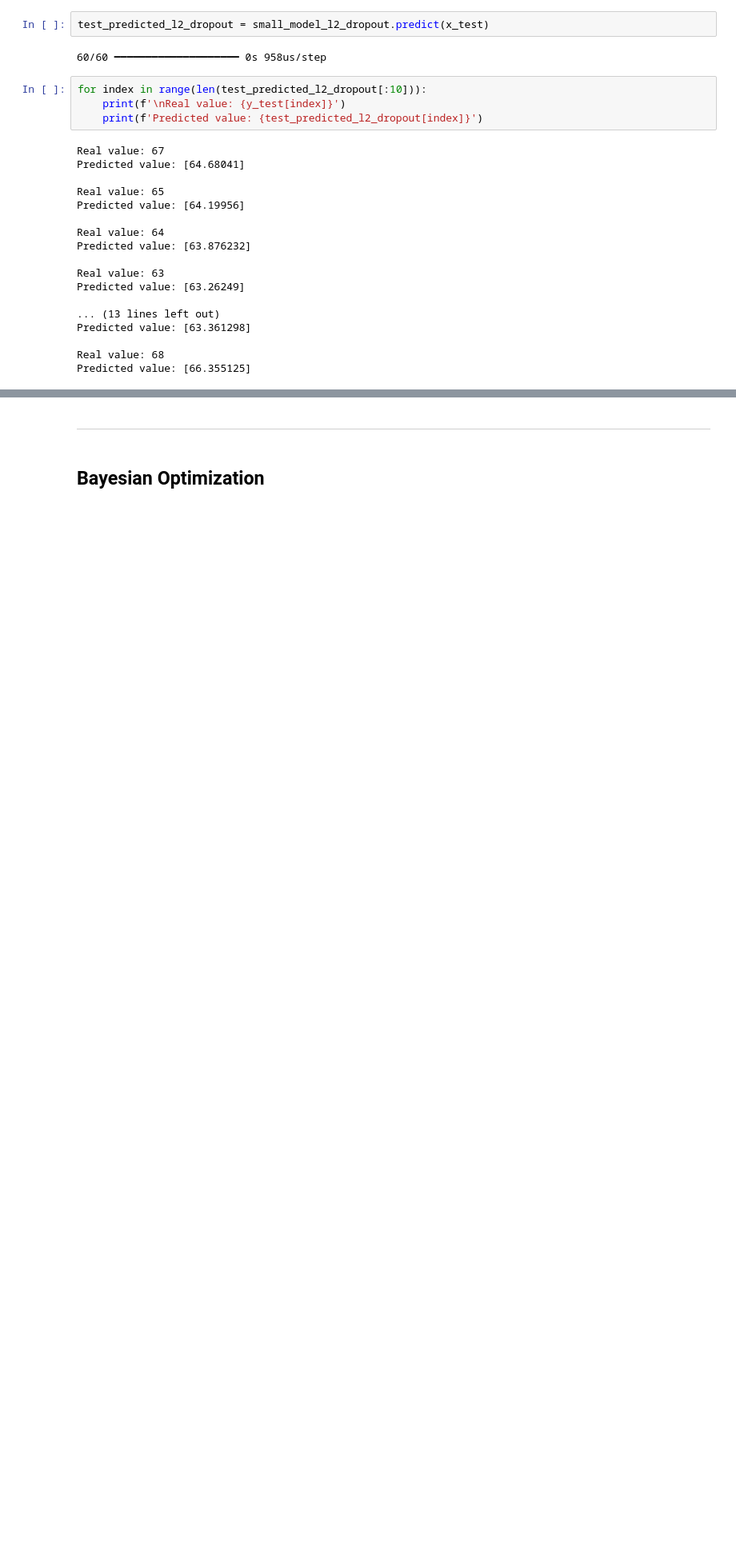
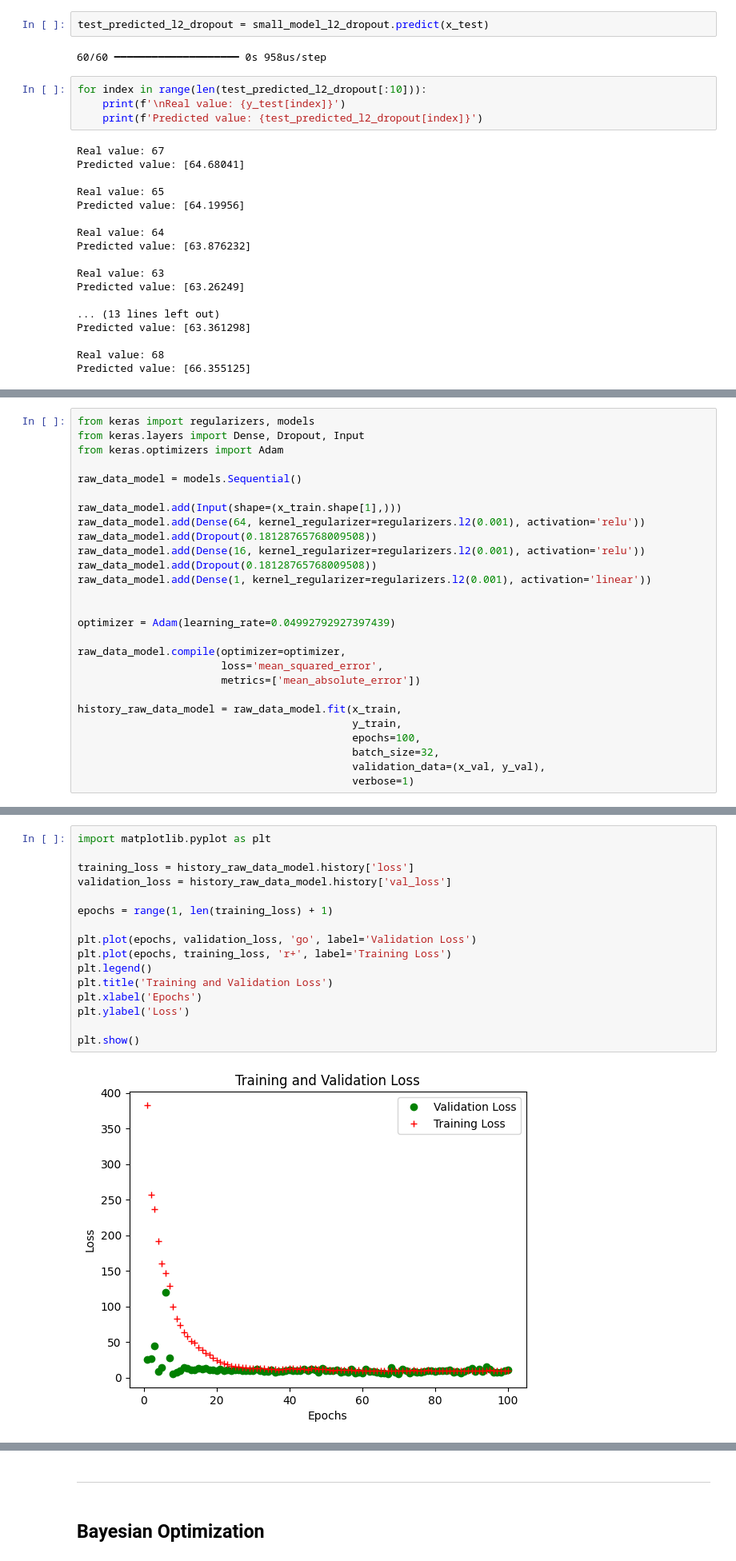
Before and after one commit to yuluka/student_performance_keras_NN, a Jupyter notebook: keras_NN.ipynb, the cells around one changed output, grey strips where cells are left out. Shown: that part at 80% size. Cells and saved outputs as stored; diff of their text form; blank space fills up the shorter version.

Commit message:
feat: add model with raw data

```diff
--- a/keras_NN.ipynb
+++ b/keras_NN.ipynb
@@ -595,0 +718,27 @@ Predicted value: [66.355125]
+# %%
+from keras import regularizers, models
+from keras.layers import Dense, Dropout, Input
+from keras.optimizers import Adam
+
+raw_data_model = models.Sequential()
+
+raw_data_model.add(Input(shape=(x_train.shape[1],)))
+raw_data_model.add(Dense(64, kernel_regularizer=regularizers.l2(0.001), activation='relu'))
+raw_data_model.add(Dropout(0.18128765768009508))
+raw_data_model.add(Dense(16, kernel_regularizer=regularizers.l2(0.001), activation='relu'))
+raw_data_model.add(Dropout(0.18128765768009508))
+raw_data_model.add(Dense(1, kernel_regularizer=regularizers.l2(0.001), activation='linear'))
+
+
+optimizer = Adam(learning_rate=0.04992792927397439)
+
+raw_data_model.compile(optimizer=optimizer,
+                       loss='mean_squared_error',
+                       metrics=['mean_absolute_error'])
+
+history_raw_data_model = raw_data_model.fit(x_train,
+                                            y_train,
+                                            epochs=100,
+                                            batch_size=32,
+                                            validation_data=(x_val, y_val),
+                                            verbose=1)
@@ -595,0 +767,18 @@ Predicted value: [66.355125]
+# %%
+import matplotlib.pyplot as plt
+
+training_loss = history_raw_data_model.history['loss']
+validation_loss = history_raw_data_model.history['val_loss']
+
+epochs = range(1, len(training_loss) + 1)
+
+plt.plot(epochs, validation_loss, 'go', label='Validation Loss')
+plt.plot(epochs, training_loss, 'r+', label='Training Loss')
+plt.legend()
+plt.title('Training and Validation Loss')
+plt.xlabel('Epochs')
+plt.ylabel('Loss')
+
+plt.show()
+# %% [output]
+[figure, added]
```
Also changed, not shown: parts of 23 cells of this notebook, 2 other files.
